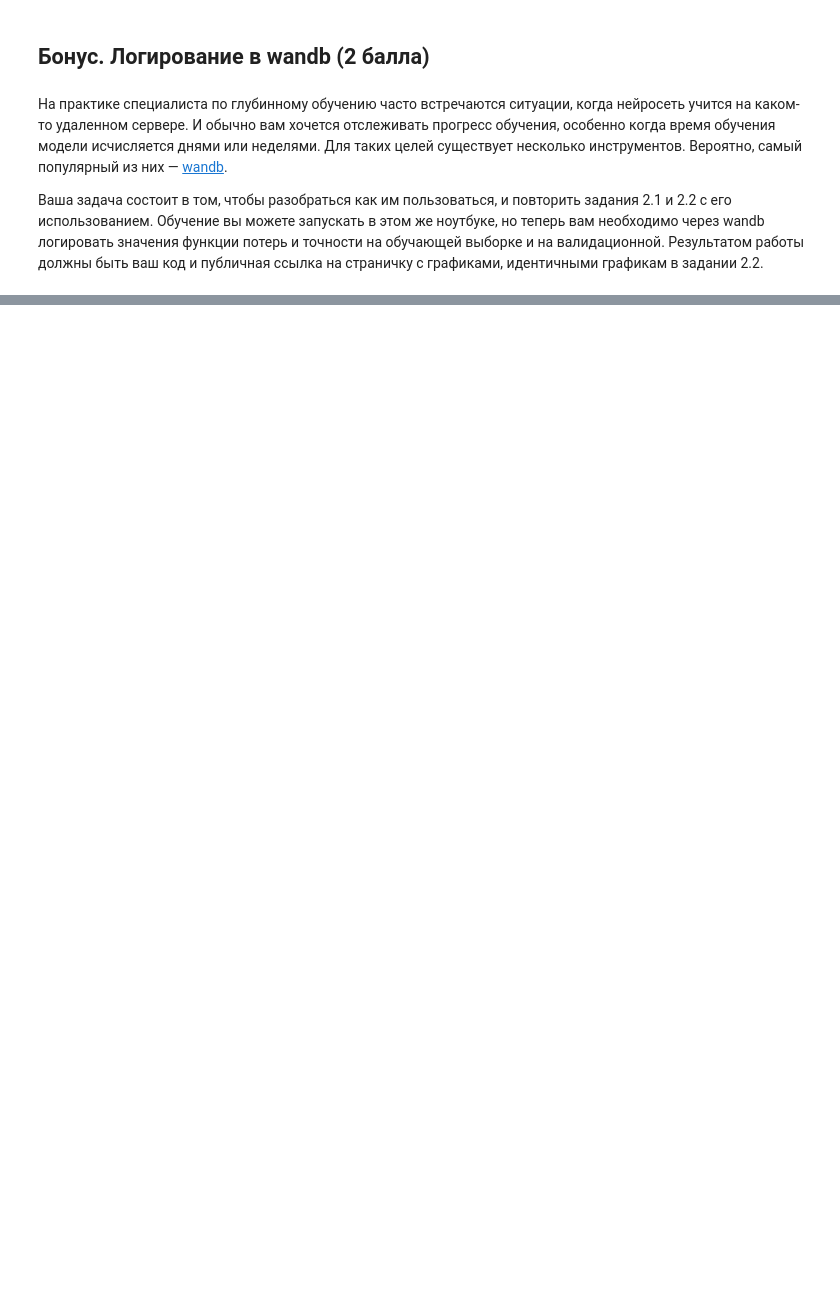
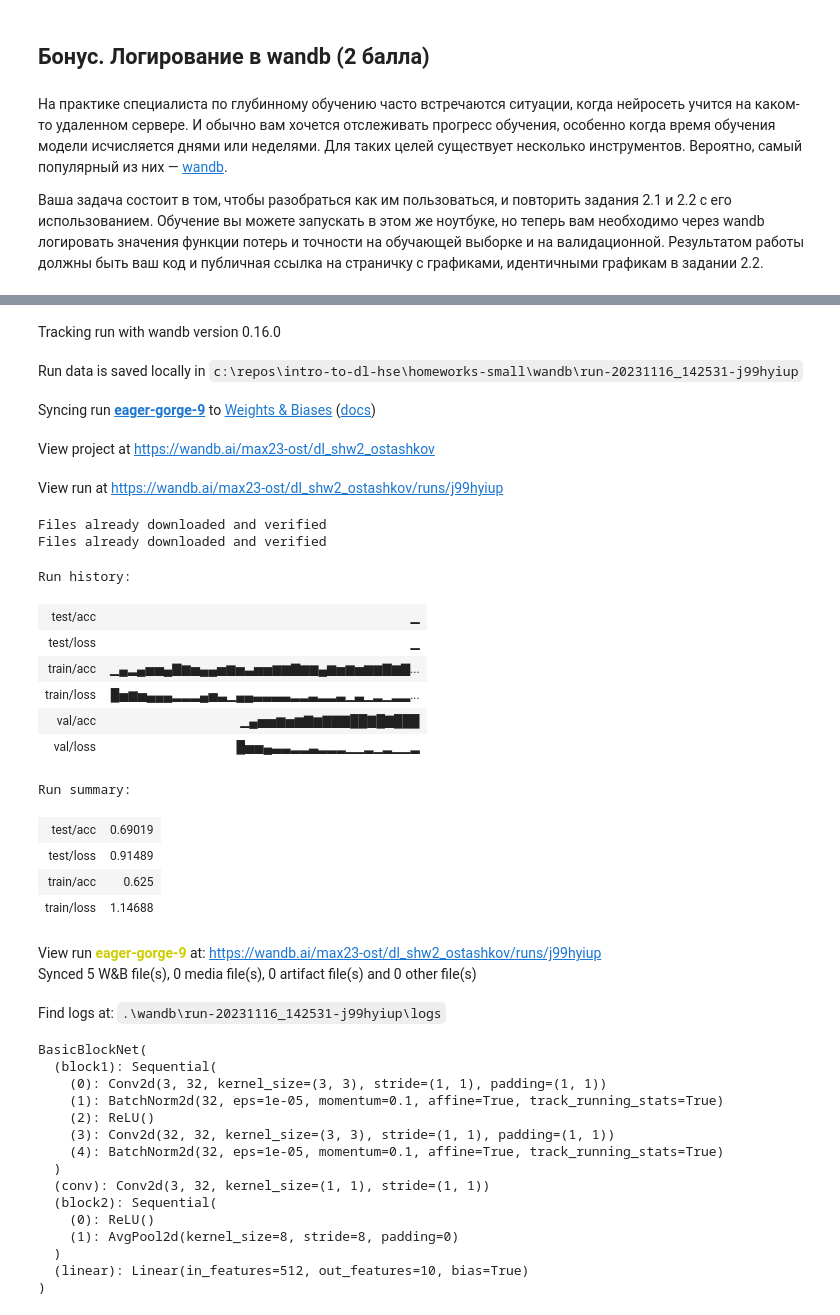
Before and after one commit to Mortie1/hse_dl_1, a Jupyter notebook: homeworks-small/shw-02-cnn.ipynb, the cells around one changed output, grey strips where cells are left out. Saved outputs shown, nothing was run; the diff lists cells and outputs as text; code cells hidden in the pictures; blank space fills up the shorter version.

```diff
--- a/homeworks-small/shw-02-cnn.ipynb
+++ b/homeworks-small/shw-02-cnn.ipynb
@@ -468,0 +929,68 @@ Your answers here:
+# %%
+# code from https://docs.wandb.ai/tutorials/pytorch
+
+
+def model_pipeline():
+    # tell wandb to get started
+    with wandb.init(project="dl_shw2_ostashkov"):
+        # make the model, data, and optimization problem
+        model = BasicBlockNet().to(device)
+        optimizer = optim.SGD(model.parameters(), lr=0.1, momentum=0.9)
+        transform = transforms.Compose(
+            [
+                transforms.ToTensor(),
+                transforms.Normalize((0.5, 0.5, 0.5), (0.5, 0.5, 0.5)),
+            ]
+        )
+
+        train_loader, val_loader, test_loader = get_cifar10_data(
+            batch_size=64, transform_train=transform
+        )
+
+        # and use them to train the model
+        train_wandb(model, optimizer, 20, train_loader, val_loader)
+
+        # and test its final performance
+        test_wandb(model, test_loader)
+
+    return model
+# %%
+model_pipeline()
+# %% [output]
+Tracking run with wandb version 0.16.0
+Run data is saved locally in c:\repos\intro-to-dl-hse\homeworks-small\wandb\run-20231116_142531-j99hyiup
+Syncing run eager-gorge-9 to Weights & Biases (docs)
+View project at https://wandb.ai/max23-ost/dl_shw2_ostashkov
+View run at https://wandb.ai/max23-ost/dl_shw2_ostashkov/runs/j99hyiup
+Files already downloaded and verified
+Files already downloaded and verified
+Run history:
+| test/acc | ▁ |
+| test/loss | ▁ |
+| train/acc | ▁▄▂▄▅▅▄▇▆▅▄▄▅▆▅▃▅▅▆▆▇▆▆▄▆▅▆▅▆▆▇▆▇... |
+| train/loss | █▅▆▅▄▄▄▂▂▂▄▅▃▁▄▄▃▃▃▃▂▂▃▂▂▃▁▃▁▂▁▂▂... |
+| val/acc | ▁▄▅▅▆▅▆▇▆▇▇▇██▇█▇███ |
+| val/loss | █▅▅▄▃▃▂▂▃▂▂▂▁▁▂▁▂▁▁▂ |
+Run summary:
+| test/acc | 0.69019 |
+| test/loss | 0.91489 |
+| train/acc | 0.625 |
+| train/loss | 1.14688 |
+View run eager-gorge-9 at: https://wandb.ai/max23-ost/dl_shw2_ostashkov/runs/j99hyiup
+Synced 5 W&B file(s), 0 media file(s), 0 artifact file(s) and 0 other file(s)
+Find logs at: .\wandb\run-20231116_142531-j99hyiup\logs
+BasicBlockNet(
+  (block1): Sequential(
+    (0): Conv2d(3, 32, kernel_size=(3, 3), stride=(1, 1), padding=(1, 1))
+    (1): BatchNorm2d(32, eps=1e-05, momentum=0.1, affine=True, track_running_stats=True)
+    (2): ReLU()
+    (3): Conv2d(32, 32, kernel_size=(3, 3), stride=(1, 1), padding=(1, 1))
+    (4): BatchNorm2d(32, eps=1e-05, momentum=0.1, affine=True, track_running_stats=True)
+  )
+  (conv): Conv2d(3, 32, kernel_size=(1, 1), stride=(1, 1))
+  (block2): Sequential(
+    (0): ReLU()
+    (1): AvgPool2d(kernel_size=8, stride=8, padding=0)
+  )
+  (linear): Linear(in_features=512, out_features=10, bias=True)
+)
```
Also changed, not shown: parts of 44 cells of this notebook, 1 other file.
